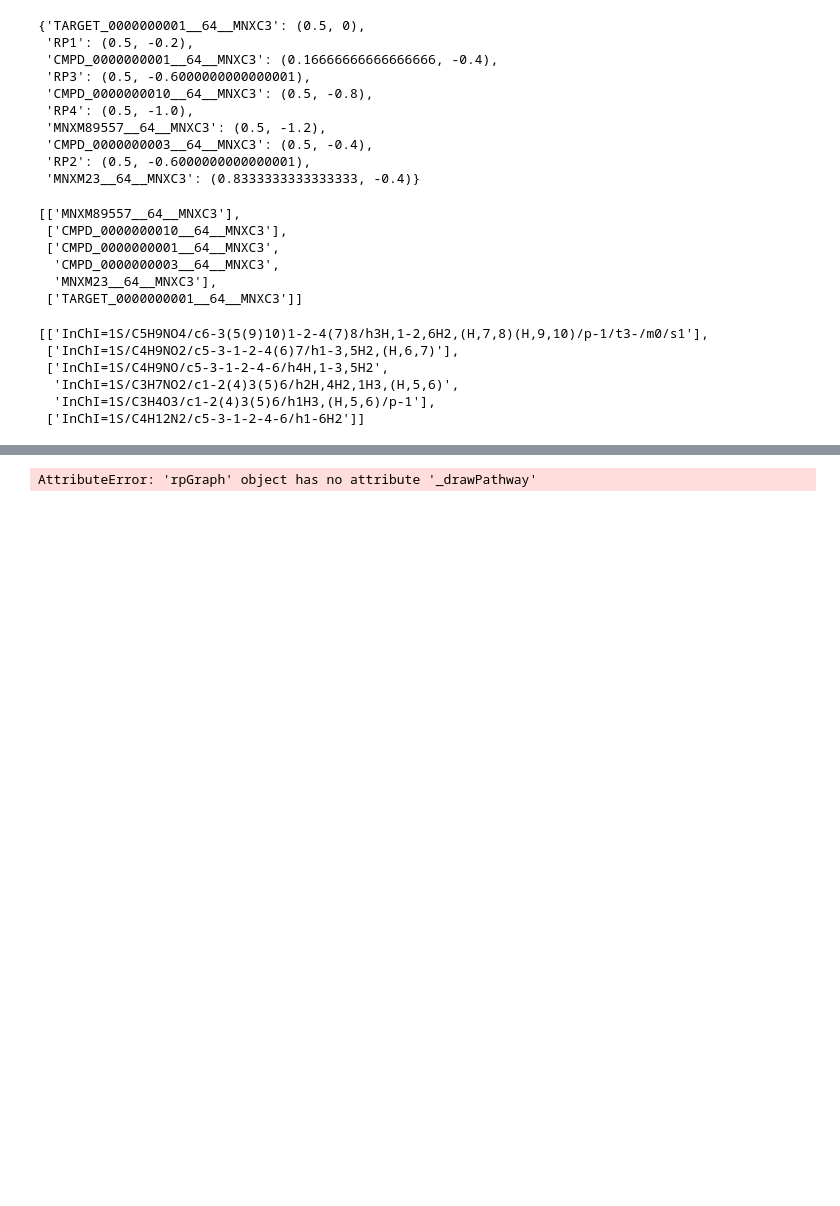
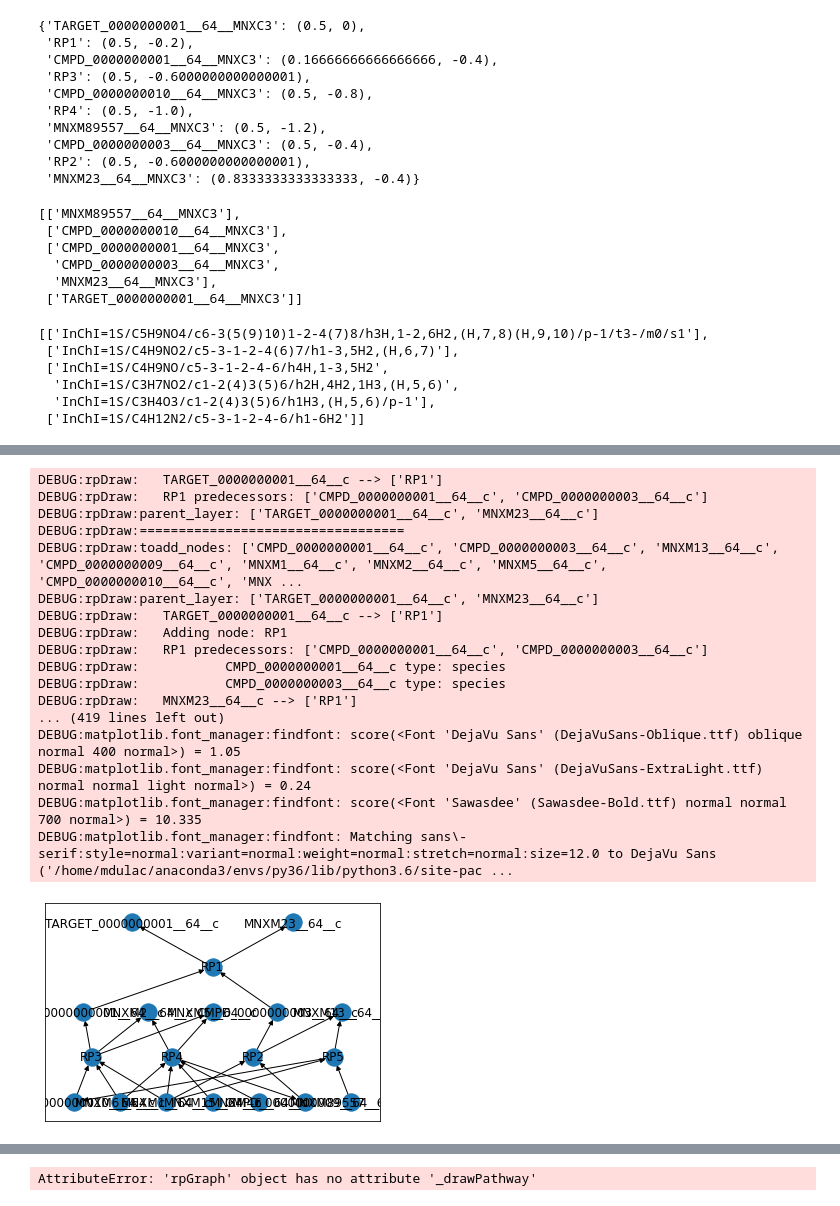
Before and after one commit to Melclic/metaxime, a Jupyter notebook: nx_draw.ipynb, the cells around one changed output, grey strips where cells are left out. Cells and saved outputs as stored; diff of their text form; code cells hidden in the pictures; blank space fills up the shorter version.

```diff
--- a/nx_draw.ipynb
+++ b/nx_draw.ipynb
@@ -101,0 +158,22 @@ nx.draw_networkx(newG, pos=pos)
+# %%
+newG, pos = rpdraw._hierarchy_pos(rpgraph.G, target, plot_only_central=False, filter_cofactors=False)
+nx.draw_networkx(newG, pos=pos)
+# %% [output]
+DEBUG:rpDraw:   TARGET_0000000001__64__c --> ['RP1']
+DEBUG:rpDraw:   RP1 predecessors: ['CMPD_0000000001__64__c', 'CMPD_0000000003__64__c']
+DEBUG:rpDraw:parent_layer: ['TARGET_0000000001__64__c', 'MNXM23__64__c']
+DEBUG:rpDraw:==================================
+DEBUG:rpDraw:toadd_nodes: ['CMPD_0000000001__64__c', 'CMPD_0000000003__64__c', 'MNXM13__64__c', 'CMPD_0000000009__64__c', 'MNXM1__64__c', 'MNXM2__64__c', 'MNXM5__64__c', 'CMPD_0000000010__64__c', 'MNX ...
+DEBUG:rpDraw:parent_layer: ['TARGET_0000000001__64__c', 'MNXM23__64__c']
+DEBUG:rpDraw:   TARGET_0000000001__64__c --> ['RP1']
+DEBUG:rpDraw:   Adding node: RP1
+DEBUG:rpDraw:   RP1 predecessors: ['CMPD_0000000001__64__c', 'CMPD_0000000003__64__c']
+DEBUG:rpDraw:           CMPD_0000000001__64__c type: species
+DEBUG:rpDraw:           CMPD_0000000003__64__c type: species
+DEBUG:rpDraw:   MNXM23__64__c --> ['RP1']
+... (419 lines left out)
+DEBUG:matplotlib.font_manager:findfont: score(<Font 'DejaVu Sans' (DejaVuSans-Oblique.ttf) oblique normal 400 normal>) = 1.05
+DEBUG:matplotlib.font_manager:findfont: score(<Font 'DejaVu Sans' (DejaVuSans-ExtraLight.ttf) normal normal light normal>) = 0.24
+DEBUG:matplotlib.font_manager:findfont: score(<Font 'Sawasdee' (Sawasdee-Bold.ttf) normal normal 700 normal>) = 10.335
+DEBUG:matplotlib.font_manager:findfont: Matching sans\-serif:style=normal:variant=normal:weight=normal:stretch=normal:size=12.0 to DejaVu Sans ('/home/mdulac/anaconda3/envs/py36/lib/python3.6/site-pac ...
+[figure, added]
```
Also changed, not shown: parts of 11 cells of this notebook, 2 other files.
